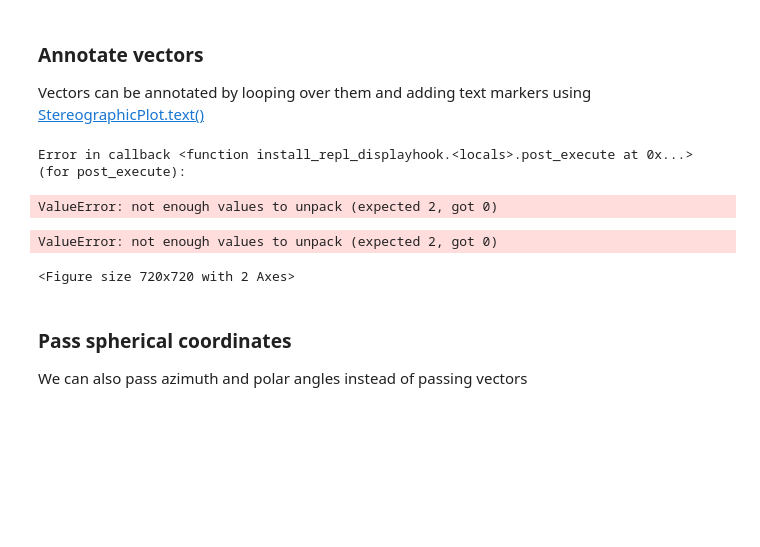
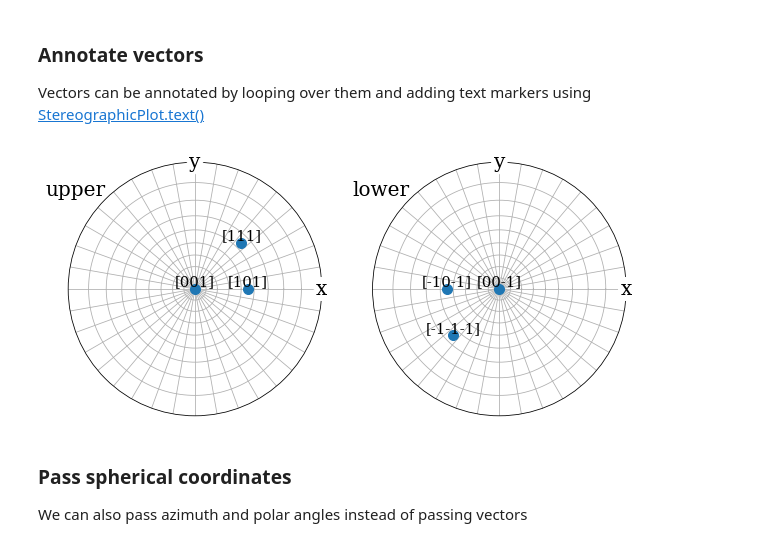
Before and after one commit to pyxem/orix, a Jupyter notebook: doc/stereographic_projection2.ipynb, the cells around one changed output. Cells and saved outputs as stored; diff of their text form; code cells hidden in the pictures; blank space fills up the shorter version.

Commit message:
Text annotations only plotted if vector visible in hemisphere
Signed-off-by: Håkon Wiik Ånes <hwaanes@gmail.com>

```diff
--- a/doc/stereographic_projection2.ipynb
+++ b/doc/stereographic_projection2.ipynb
@@ -98,11 +98,11 @@ Vectors can be annotated by looping over them and adding text markers using
 [StereographicPlot.text()](reference.rst#orix.plot.StereographicPlot.text)
 # %%
 format_vector = lambda v: str(v.data[0]).replace(" ", "")
-#labels=[format_vector(i) for i in v3]
 
-v3.scatter(hemisphere="both", labels=[format_vector(i) for i in v3][0])
+v3.scatter(
+    hemisphere="both",
+    labels=[format_vector(i) for i in v3],
+    text_kwargs=dict(size=15)
+)
 # %% [output]
-Error in callback <function install_repl_displayhook.<locals>.post_execute at 0x...> (for post_execute):
-ValueError: not enough values to unpack (expected 2, got 0)
-ValueError: not enough values to unpack (expected 2, got 0)
-<Figure size 720x720 with 2 Axes>
+[figure, added]
```
Also changed, not shown: parts of 5 cells of this notebook, 2 other files.
